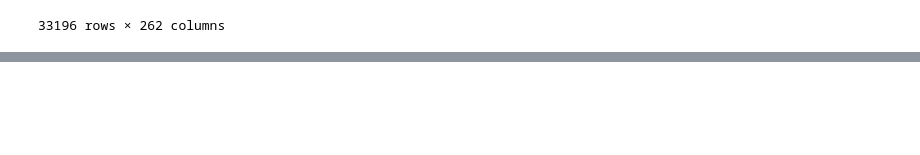
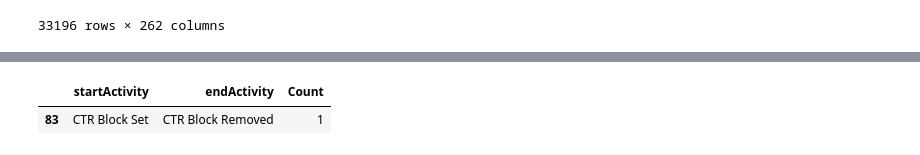
Before and after one commit to nkwachiabel/Process-Mining-Order-to-cash-IBM, a Jupyter notebook: Order to cash IBM.ipynb, the cells around one changed output, grey strips where cells are left out. Cells and saved outputs as stored; diff of their text form; code cells hidden in the pictures; blank space fills up the shorter version.

```diff
--- a/Order to cash IBM.ipynb
+++ b/Order to cash IBM.ipynb
@@ -932,0 +912,5 @@ other_info
+# %%
+newcountsort1[newcountsort1['startActivity'] == 'CTR Block Set']
+# %% [output]
+|  | startActivity | endActivity | Count |
+| 83 | CTR Block Set | CTR Block Removed | 1 |
```
Also changed, not shown: parts of 20 cells of this notebook.
